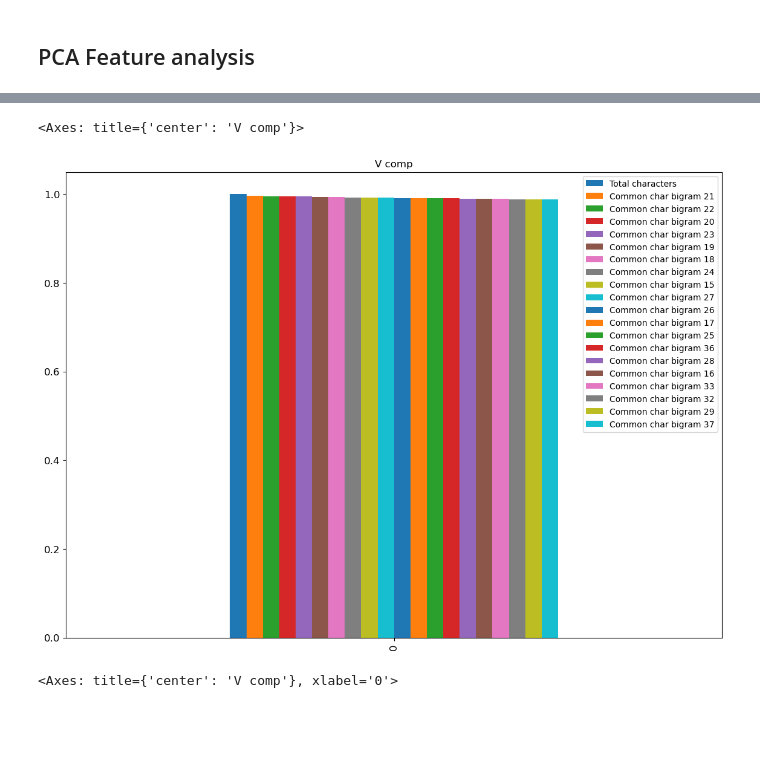
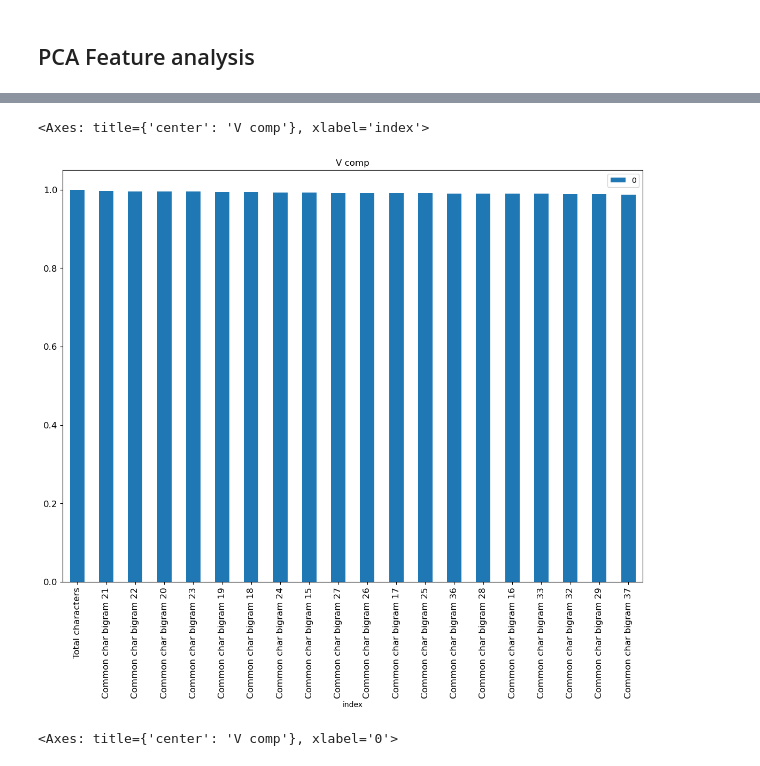
Before and after one commit to Brian-D-Dang/ChatGPT-Generated-Text-Detection, a Jupyter notebook: Text-Detection-XGBoost - BDD.ipynb, the cells around one changed output, grey strips where cells are left out. Drawn from its saved outputs; the diff is of its cells as text; code cells hidden in the pictures; blank space fills up the shorter version.

```diff
--- a/Text-Detection-XGBoost - BDD.ipynb
+++ b/Text-Detection-XGBoost - BDD.ipynb
@@ -157,6 +157,8 @@ features = data.columns
 
 n_pcs = pca_fit.components_.shape[0]
 
-test = pd.DataFrame(np.abs(pca_fit.components_[0]), features).transpose()
-test = test.max(axis=0).sort_values(ascending=False)[:20]/test.max(axis=0).sort_values(ascending=False)[0]
-test = pd.DataFrame(test).transpose()
+pca_1_features = pd.DataFrame(np.abs(pca_fit.components_[0]), features).transpose()
+pca_1_features = pca_1_features.max(axis=0).sort_values(ascending=False)[:20]/pca_1_features.max(axis=0).sort_values(ascending=False)[0]
+pca_1_features = pd.DataFrame(pca_1_features)
+pca_1_features = pca_1_features.reset_index()
+pca_1_features
@@ -163,8 +183,8 @@ test = pd.DataFrame(test).transpose()
-# %%
-test.plot(kind='bar', title ="V comp", figsize=(14, 10), legend=True, fontsize=12)
-# %% [output]
-<Axes: title={'center': 'V comp'}>
-[figure, removed]
+# %%
+pca_1_features.plot(x='index', y=0, kind='bar', title ="PCA", figsize=(14, 10), legend=True, fontsize=12)
+# %% [output]
+<Axes: title={'center': 'V comp'}, xlabel='index'>
+[figure, added]
 # %%
 # Extracting best features based on PCA
 most_important = [np.abs(pca_fit.components_[i]).argmax() for i in range(21)]
```
Also changed, not shown: parts of 3 cells of this notebook.
